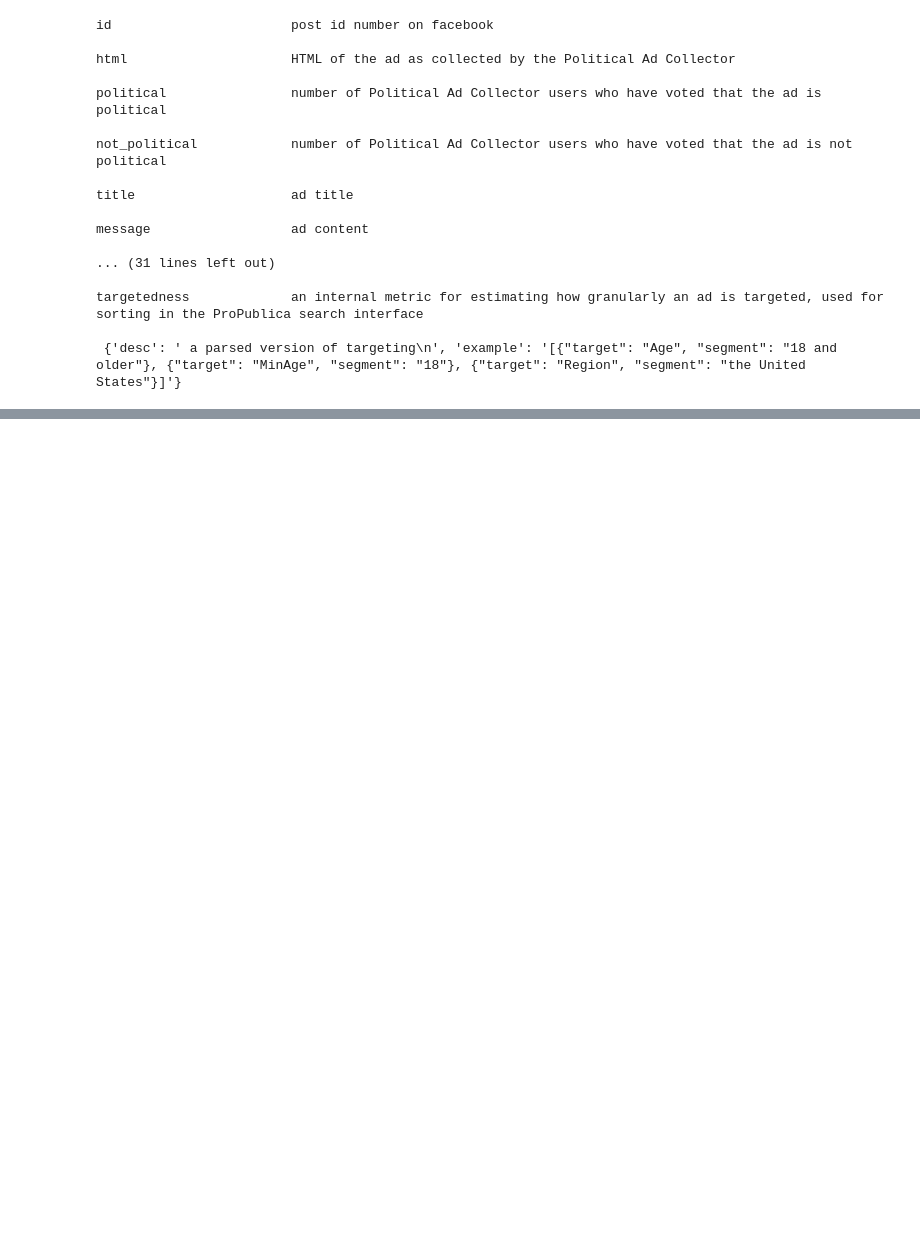
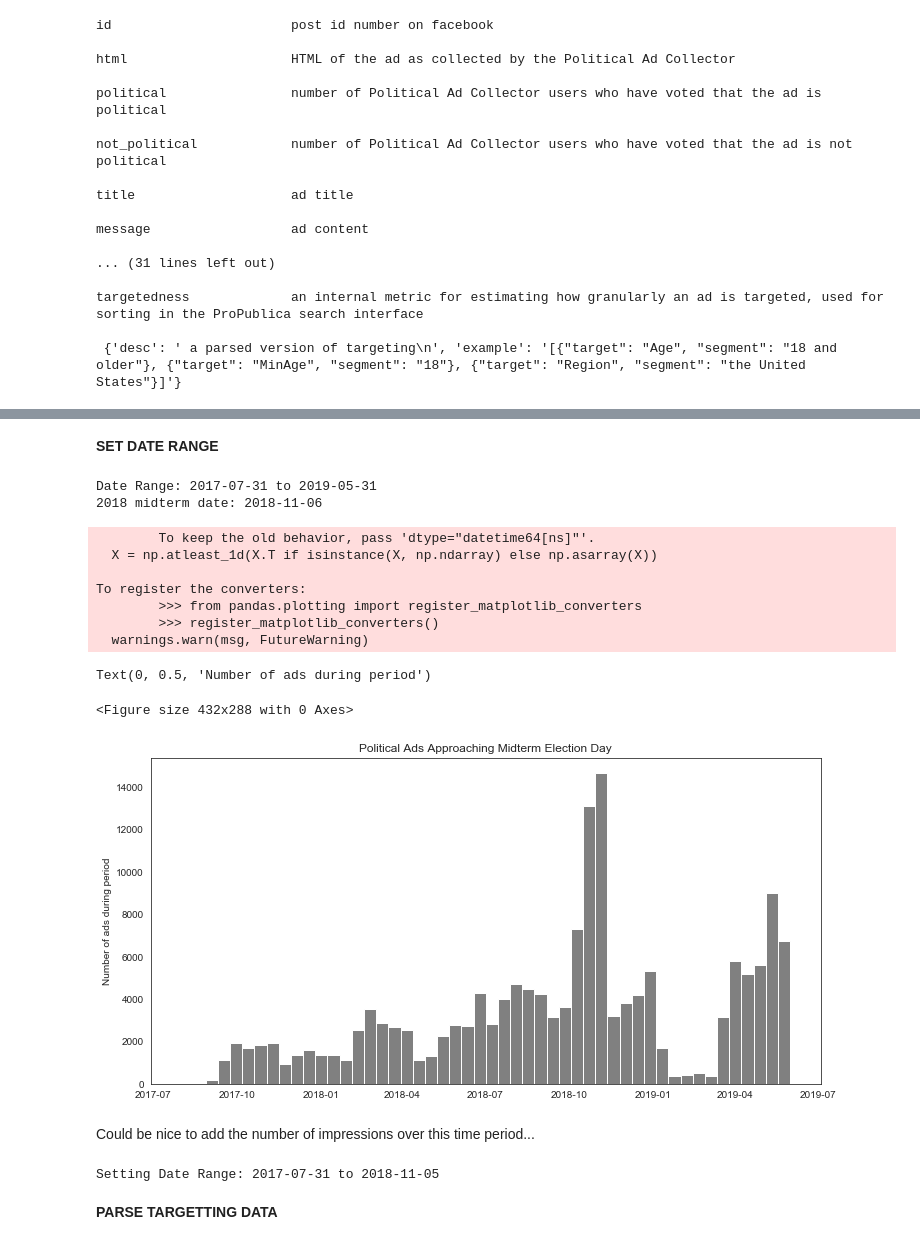
Before and after one commit to kdumontnu/2019-CS109A, a Jupyter notebook: project/Propublica_Parsing.ipynb, the cells around one changed output, grey strips where cells are left out. Cells and saved outputs as stored; diff of their text form; code cells hidden in the pictures; blank space fills up the shorter version.

```diff
--- a/project/Propublica_Parsing.ipynb
+++ b/project/Propublica_Parsing.ipynb
@@ -5,6 +11,8 @@ import pandas as pd
 # %%
 # My includes
 k_blue ='#19647E'
+
+sns.set_style("white")
 
 # Some code to build a status bar
 from IPython.display import clear_output
@@ -22,6 +30,3 @@ def updateStatusBar(progress):
     clear_output(wait = True)
     text = "Progress: [{0}] {1:.1f}%".format( "#" * block + "-" * (bar_length - block), progress * 100)
     print(text)
-# %%
-df = pd.read_csv('data/fbpac-ads-en-US.csv')
-display(df.head(5))
@@ -27,0 +35,10 @@ display(df.head(5))
+# %%
+data_file = 'fbpac-ads-en-US.csv'
+try:
+  path = 'data/'
+  df = pd.read_csv(path + data_file)
+except:
+  path = '/content/drive/My Drive/DS1 Final Project/data/'
+  print('Loading data from Google Drive')
+  df = pd.read_csv(path + data_file)
+display(df.head(3))
@@ -64,0 +100,39 @@ display(df.head(5))
+# %% [markdown]
+**SET DATE RANGE**
+# %%
+df['created_at'] = pd.to_datetime(df['created_at'])
+df['updated_at'] = pd.to_datetime(df['updated_at'])
+# %%
+print('Date Range: {} to {}'.format(min(df['created_at']).date(), max(df['created_at']).date()))
+midterm_date = datetime.date(2018, 11, 6)
+print('2018 midterm date: {}'.format(midterm_date))
+# %% [output]
+Date Range: 2017-07-31 to 2019-05-31
+2018 midterm date: 2018-11-06
+# %%
+plt.clf();
+fig, axes = plt.subplots(nrows=1, ncols=1, figsize=(12, 6));
+
+axes.set_title('Political Ads Approaching Midterm Election Day');
+(n2, bins2, patches) = axes.hist(df['created_at'], bins = 50, color='gray');
+axes.set_ylabel('Number of ads during period')
+# %% [output]
+        To keep the old behavior, pass 'dtype="datetime64[ns]"'.
+  X = np.atleast_1d(X.T if isinstance(X, np.ndarray) else np.asarray(X))
+
+To register the converters:
+        >>> from pandas.plotting import register_matplotlib_converters
+        >>> register_matplotlib_converters()
+  warnings.warn(msg, FutureWarning)
+Text(0, 0.5, 'Number of ads during period')
+<Figure size 432x288 with 0 Axes>
+[figure, added]
+# %% [markdown]
+Could be nice to add the number of impressions over this time period...
+# %%
+df = df[(df['created_at'] <= '{}'.format(midterm_date))]
+print('Setting Date Range: {} to {}'.format(min(df['created_at']).date(), max(df['created_at']).date()))
+# %% [output]
+Setting Date Range: 2017-07-31 to 2018-11-05
+# %% [markdown]
+**PARSE TARGETTING DATA**
```
Also changed, not shown: parts of 30 cells of this notebook, 1 other file.
